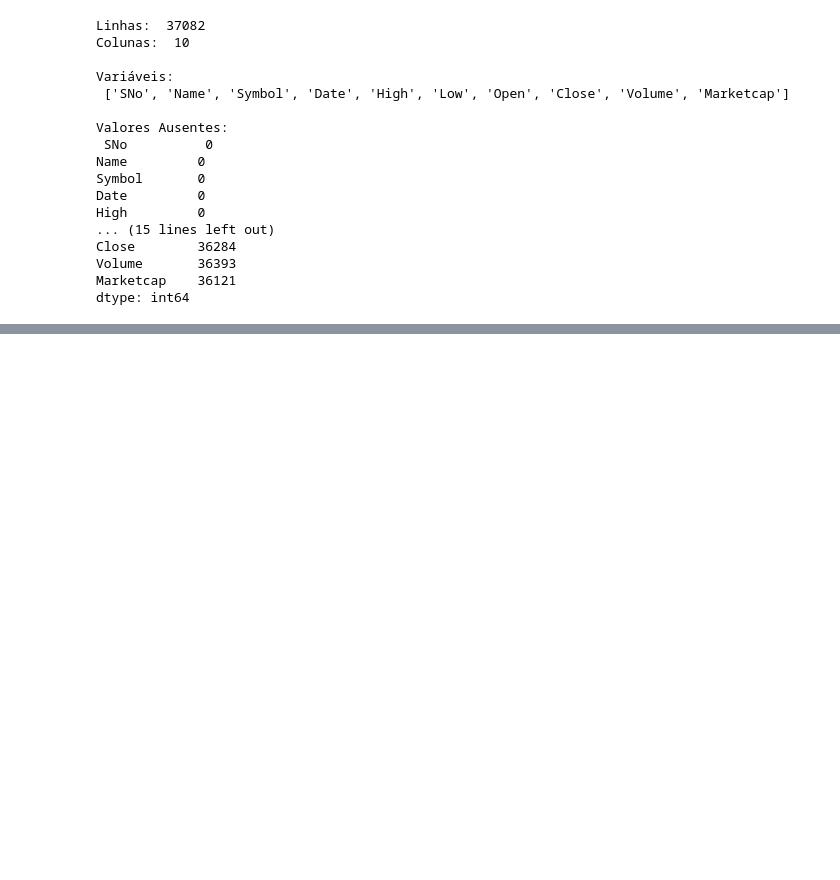
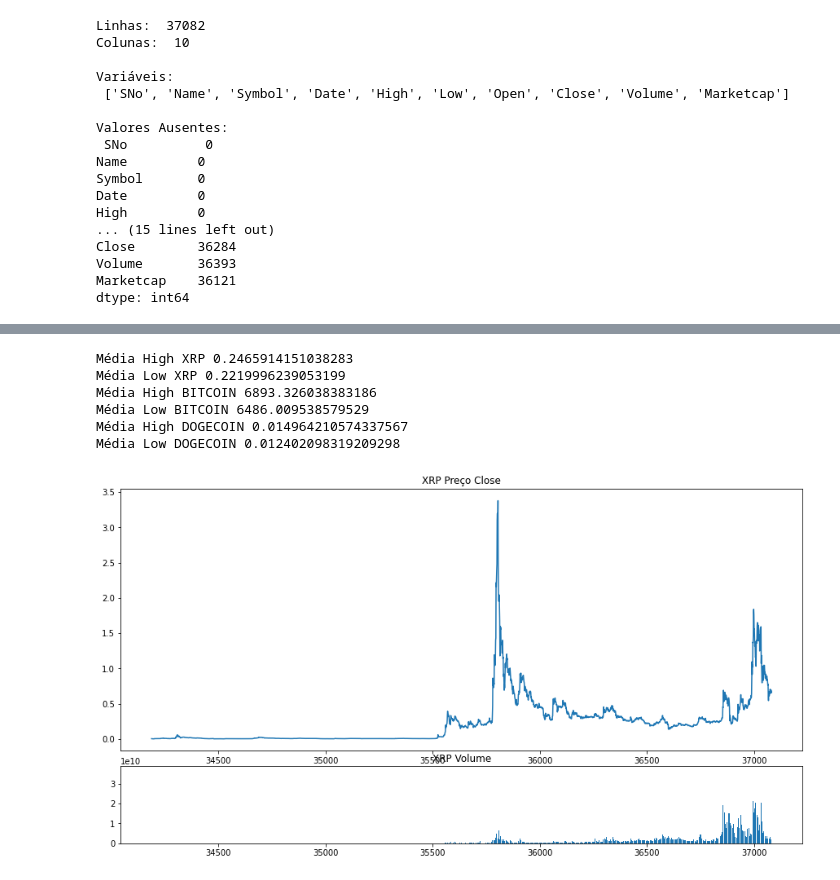
Before and after one commit to RobertoEderAguiar/equipe4, a Jupyter notebook: notebooks/Análise BTC.ipynb, the cells around one changed output, grey strips where cells are left out. Drawn from its saved outputs; the diff is of its cells as text; code cells hidden in the pictures; blank space fills up the shorter version.

```diff
--- a/notebooks/Análise BTC.ipynb
+++ b/notebooks/Análise BTC.ipynb
@@ -136,0 +208,48 @@ frame["Volume"].plot()
+# %%
+#criar media para alguns valores especificos
+
+df_xrp = frame.loc[frame['Name'] == 'XRP']
+df_bitcoin = frame.loc[frame['Name'] == 'Bitcoin']
+df_dogecoin = frame.loc[frame['Name'] == 'Dogecoin']
+
+
+#XRP
+media_volume_xrp = df_xrp['High'].mean() # Média da coluna
+media_marketcap_xrp = df_xrp['Low'].mean() # Média da coluna
+
+#BITCOIN
+media_volume_bitcoin = df_bitcoin['High'].mean() # Média da coluna
+media_marketcap_bitcoin = df_bitcoin['Low'].mean() # Média da coluna
+
+#DOGECOIN
+media_volume_dogecoin = df_dogecoin['High'].mean() # Média da coluna
+media_marketcap_dogecoin = df_dogecoin['Low'].mean() # Média da coluna
+
+
+print("Média High XRP", media_volume_xrp)
+print("Média Low XRP", media_marketcap_xrp)
+
+print("Média High BITCOIN", media_volume_bitcoin)
+print("Média Low BITCOIN", media_marketcap_bitcoin)
+
+print("Média High DOGECOIN", media_volume_dogecoin)
+print("Média Low DOGECOIN", media_marketcap_dogecoin)
+# %% [output]
+Média High XRP 0.2465914151038283
+Média Low XRP 0.2219996239053199
+Média High BITCOIN 6893.326038383186
+Média Low BITCOIN 6486.009538579529
+Média High DOGECOIN 0.014964210574337567
+Média Low DOGECOIN 0.012402098319209298
+# %%
+top = plt.subplot2grid((4,4), (0, 0), rowspan=3, colspan=4)
+top.plot(df_xrp.index, df_xrp["Close"])
+plt.title('XRP Preço Close')
+
+bottom = plt.subplot2grid((4,4), (3,0), rowspan=1, colspan=4)
+bottom.bar(df_xrp.index, df_xrp['Volume'])
+plt.title('XRP Volume')
+
+plt.gcf().set_size_inches(15,8)
+# %% [output]
+[figure, added]
```
Also changed, not shown: parts of 15 cells of this notebook.
